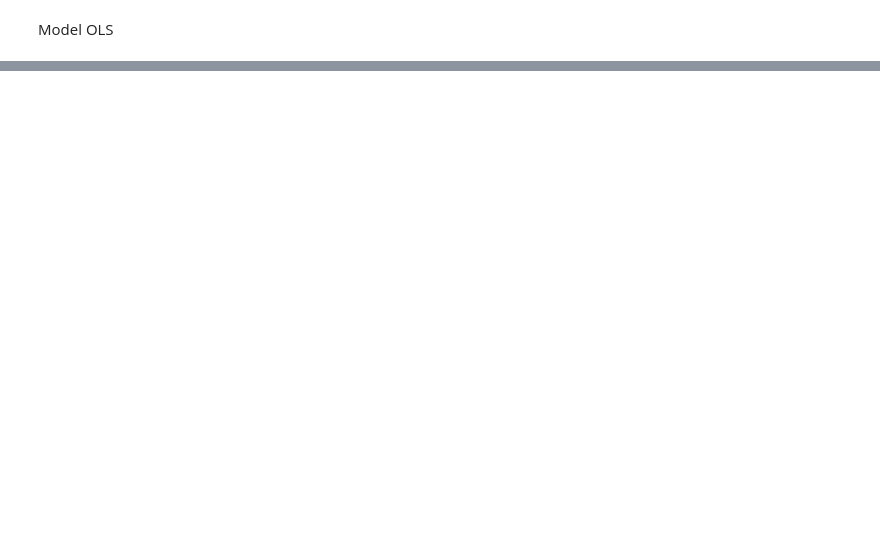
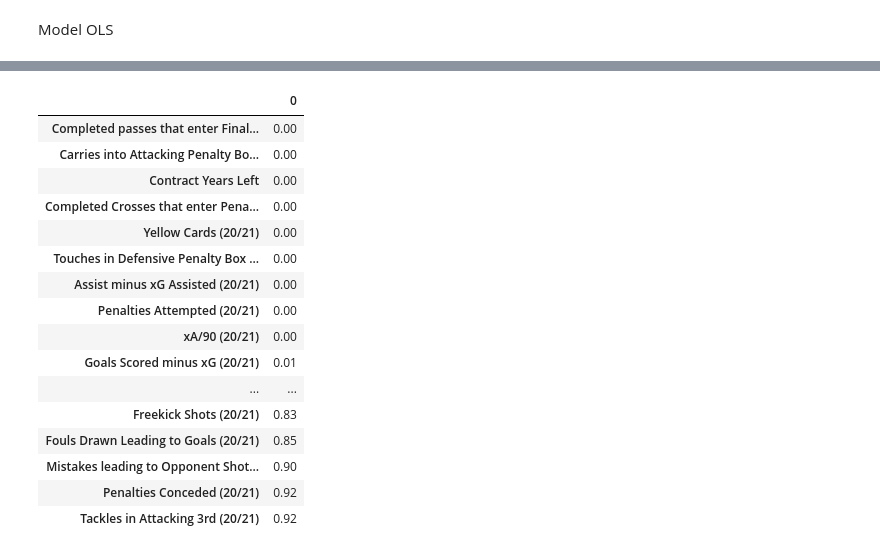
Before and after one commit to solszym/Licencjat, a Jupyter notebook: Analiza4/kod.ipynb, the cells around one changed output, grey strips where cells are left out. Cells and saved outputs as stored; diff of their text form; code cells hidden in the pictures; blank space fills up the shorter version.

```diff
--- a/Analiza4/kod.ipynb
+++ b/Analiza4/kod.ipynb
@@ -495,0 +569,49 @@ vif_data
+# %%
+from statsmodels.stats.outliers_influence import variance_inflation_factor
+
+# Function to calculate VIF and remove features with high VIF
+def calculate_vif(X, thresh=10):
+    variables = list(range(X.shape[1]))
+    dropped = True
+    while dropped:
+        dropped = False
+        vif = [variance_inflation_factor(X.iloc[:, variables].values, ix) for ix in range(len(variables))]
+        maxloc = vif.index(max(vif))
+        if max(vif) > thresh:
+            del variables[maxloc]
+            dropped = True
+    return X.iloc[:, variables]
+
+# Apply the function to your data
+X_vif_reduced = calculate_vif(X_encoded, thresh=5)
+
+# Fit the linear regression model again
+model_vif_reduced = sm.OLS(y, X_vif_reduced).fit()
+
+# Get the p-values for each feature
+p_values_vif_reduced = model_vif_reduced.pvalues
+
+# Sort features by p-values in ascending order and round to 2 decimal places
+p_values_sorted_vif_reduced = p_values_vif_reduced.sort_values().round(2)
+
+# Display the features with the lowest p-values in a scrollable window
+html = p_values_sorted_vif_reduced.to_frame().to_html()
+display(HTML(f'<div style="height: 400px; overflow-y: scroll;">{html}</div>'))
+# %% [output]
+|  | 0 |
+| Completed passes that enter Final... | 0.00 |
+| Carries into Attacking Penalty Bo... | 0.00 |
+| Contract Years Left | 0.00 |
+| Completed Crosses that enter Pena... | 0.00 |
+| Yellow Cards (20/21) | 0.00 |
+| Touches in Defensive Penalty Box ... | 0.00 |
+| Assist minus xG Assisted (20/21) | 0.00 |
+| Penalties Attempted (20/21) | 0.00 |
+| xA/90 (20/21) | 0.00 |
+| Goals Scored minus xG (20/21) | 0.01 |
+| ... | ... |
+| Freekick Shots (20/21) | 0.83 |
+| Fouls Drawn Leading to Goals (20/21) | 0.85 |
+| Mistakes leading to Opponent Shot... | 0.90 |
+| Penalties Conceded (20/21) | 0.92 |
+| Tackles in Attacking 3rd (20/21) | 0.92 |
```
Also changed, not shown: parts of 6 cells of this notebook, 1 other file.
